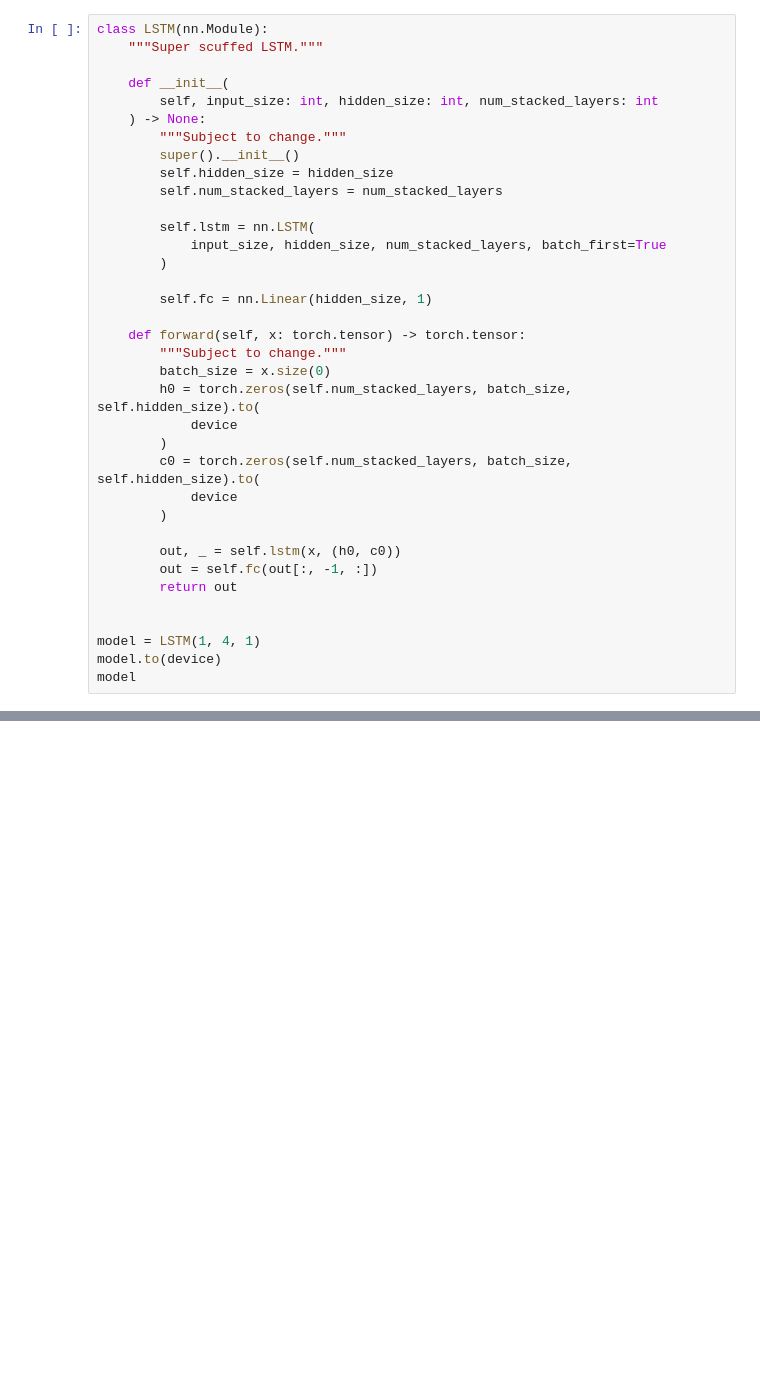
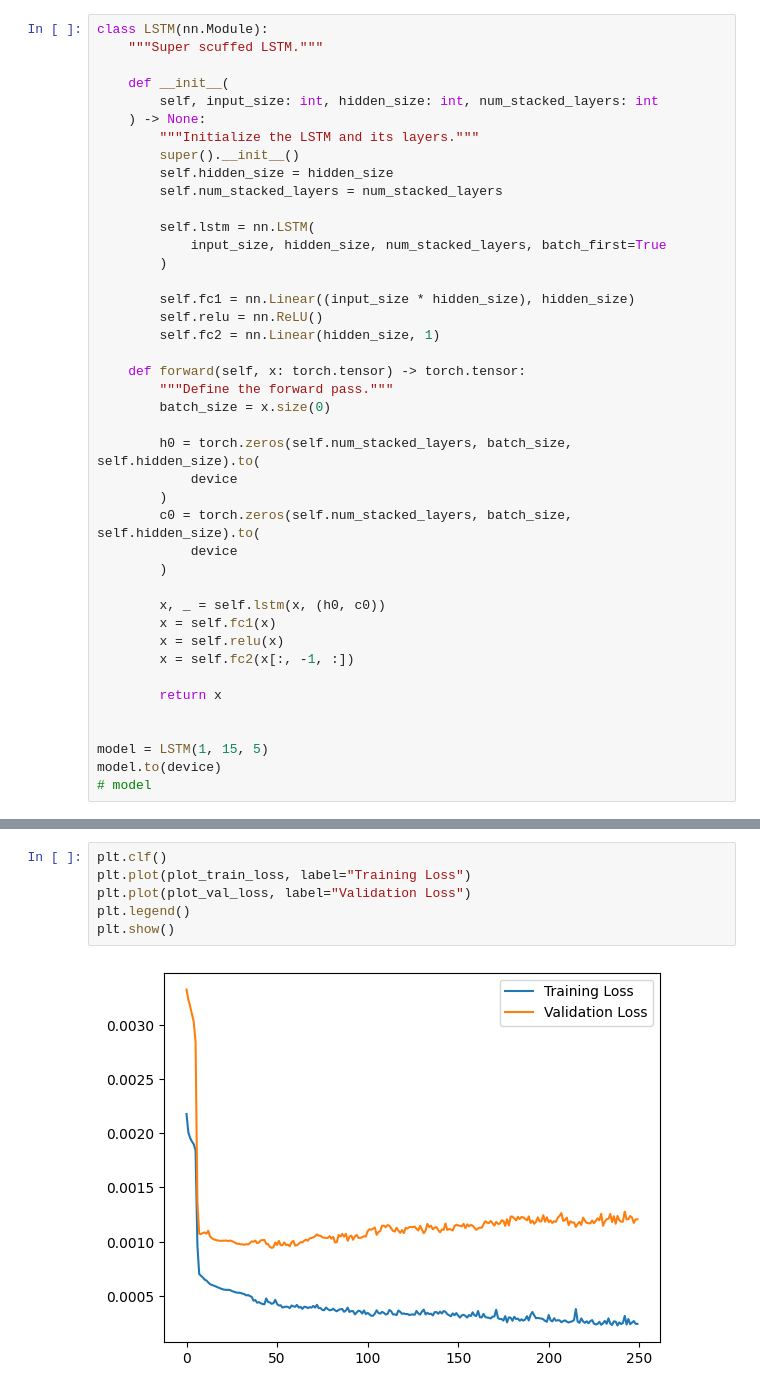
Before and after one commit to dat5-06/zap, a Jupyter notebook: core/notebooks/ml_example_pipeline.ipynb, the cells around one changed output, grey strips where cells are left out. Saved outputs shown, nothing was run; the diff lists cells and outputs as text; blank space fills up the shorter version.

```diff
--- a/core/notebooks/ml_example_pipeline.ipynb
+++ b/core/notebooks/ml_example_pipeline.ipynb
@@ -143,7 +83,7 @@ class LSTM(nn.Module):
     def __init__(
         self, input_size: int, hidden_size: int, num_stacked_layers: int
     ) -> None:
-        """Subject to change."""
+        """Initialize the LSTM and its layers."""
         super().__init__()
         self.hidden_size = hidden_size
         self.num_stacked_layers = num_stacked_layers
@@ -152,11 +92,14 @@ class LSTM(nn.Module):
             input_size, hidden_size, num_stacked_layers, batch_first=True
         )
 
-        self.fc = nn.Linear(hidden_size, 1)
+        self.fc1 = nn.Linear((input_size * hidden_size), hidden_size)
+        self.relu = nn.ReLU()
+        self.fc2 = nn.Linear(hidden_size, 1)
 
     def forward(self, x: torch.tensor) -> torch.tensor:
-        """Subject to change."""
+        """Define the forward pass."""
         batch_size = x.size(0)
+
         h0 = torch.zeros(self.num_stacked_layers, batch_size, self.hidden_size).to(
             device
         )
@@ -164,13 +107,16 @@ class LSTM(nn.Module):
             device
         )
 
-        out, _ = self.lstm(x, (h0, c0))
-        out = self.fc(out[:, -1, :])
-        return out
+        x, _ = self.lstm(x, (h0, c0))
+        x = self.fc1(x)
+        x = self.relu(x)
+        x = self.fc2(x[:, -1, :])
+
+        return x
 
 
-model = LSTM(1, 4, 1)
+model = LSTM(1, 15, 5)
 model.to(device)
-model
+# model
 # %% [output]
 LSTM(
@@ -258 +247,9 @@ Val Loss: 0.004
+# %%
+plt.clf()
+plt.plot(plot_train_loss, label="Training Loss")
+plt.plot(plot_val_loss, label="Validation Loss")
+plt.legend()
+plt.show()
+# %% [output]
+[figure, added]
 # %% [markdown]
```
Also changed, not shown: parts of 35 cells of this notebook, 1 other file.
